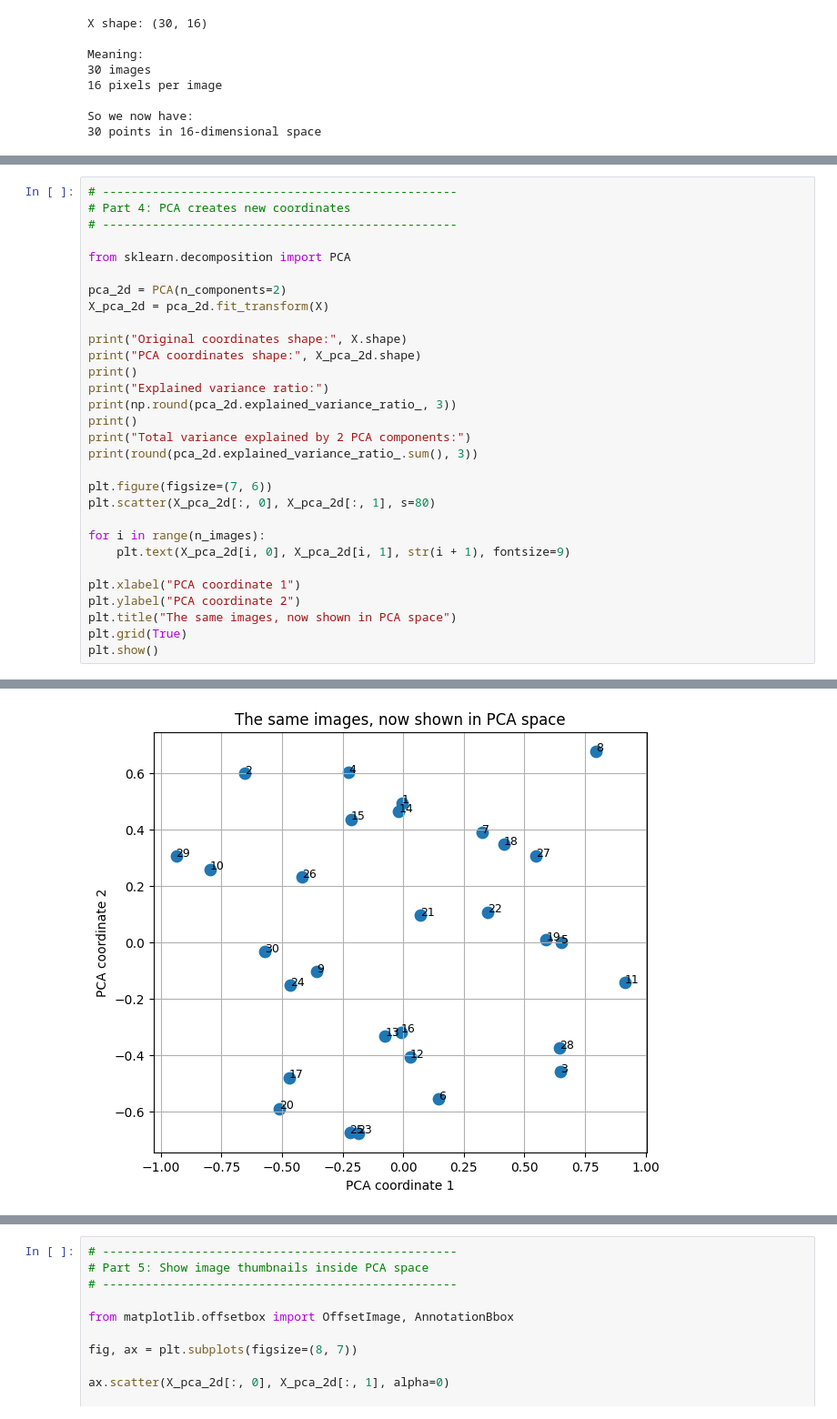
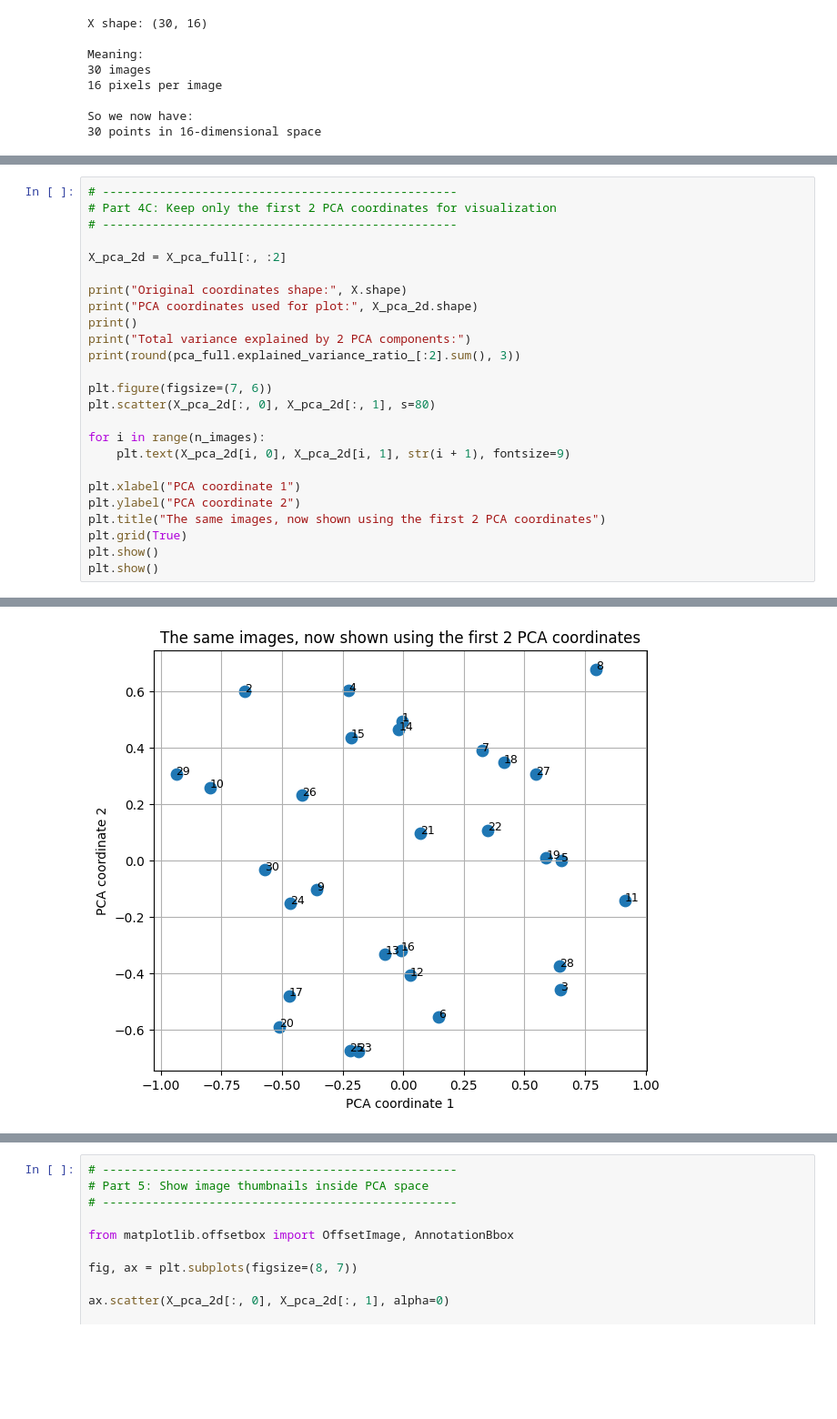
Before and after one commit to AssafR/gd-secret-api, a Jupyter notebook: pca_8x8.ipynb, the cells around one changed output, grey strips where cells are left out. Shown at 91% size. Cells and saved outputs as stored; diff of their text form; blank space fills up the shorter version.

```diff
--- a/pca_8x8.ipynb
+++ b/pca_8x8.ipynb
@@ -303,21 +388,15 @@ So we now have:
 # %%
 # --------------------------------------------------
-# Part 4: PCA creates new coordinates
+# Part 4C: Keep only the first 2 PCA coordinates for visualization
 # --------------------------------------------------
 
-from sklearn.decomposition import PCA
-
-pca_2d = PCA(n_components=2)
-X_pca_2d = pca_2d.fit_transform(X)
+X_pca_2d = X_pca_full[:, :2]
 
 print("Original coordinates shape:", X.shape)
-print("PCA coordinates shape:", X_pca_2d.shape)
-print()
-print("Explained variance ratio:")
-print(np.round(pca_2d.explained_variance_ratio_, 3))
+print("PCA coordinates used for plot:", X_pca_2d.shape)
 print()
 print("Total variance explained by 2 PCA components:")
-print(round(pca_2d.explained_variance_ratio_.sum(), 3))
+print(round(pca_full.explained_variance_ratio_[:2].sum(), 3))
 
 plt.figure(figsize=(7, 6))
 plt.scatter(X_pca_2d[:, 0], X_pca_2d[:, 1], s=80)
@@ -327,8 +406,9 @@ for i in range(n_images):
 
 plt.xlabel("PCA coordinate 1")
 plt.ylabel("PCA coordinate 2")
-plt.title("The same images, now shown in PCA space")
+plt.title("The same images, now shown using the first 2 PCA coordinates")
 plt.grid(True)
 plt.show()
+plt.show()
 # %% [output]
 Original coordinates shape: (30, 16)
@@ -339,4 +416,4 @@ Explained variance ratio:
 
 Total variance explained by 2 PCA components:
 0.815
-[figure, old version]
+[figure, new version]
```
Also changed, not shown: parts of 12 cells of this notebook, 3 other files.
